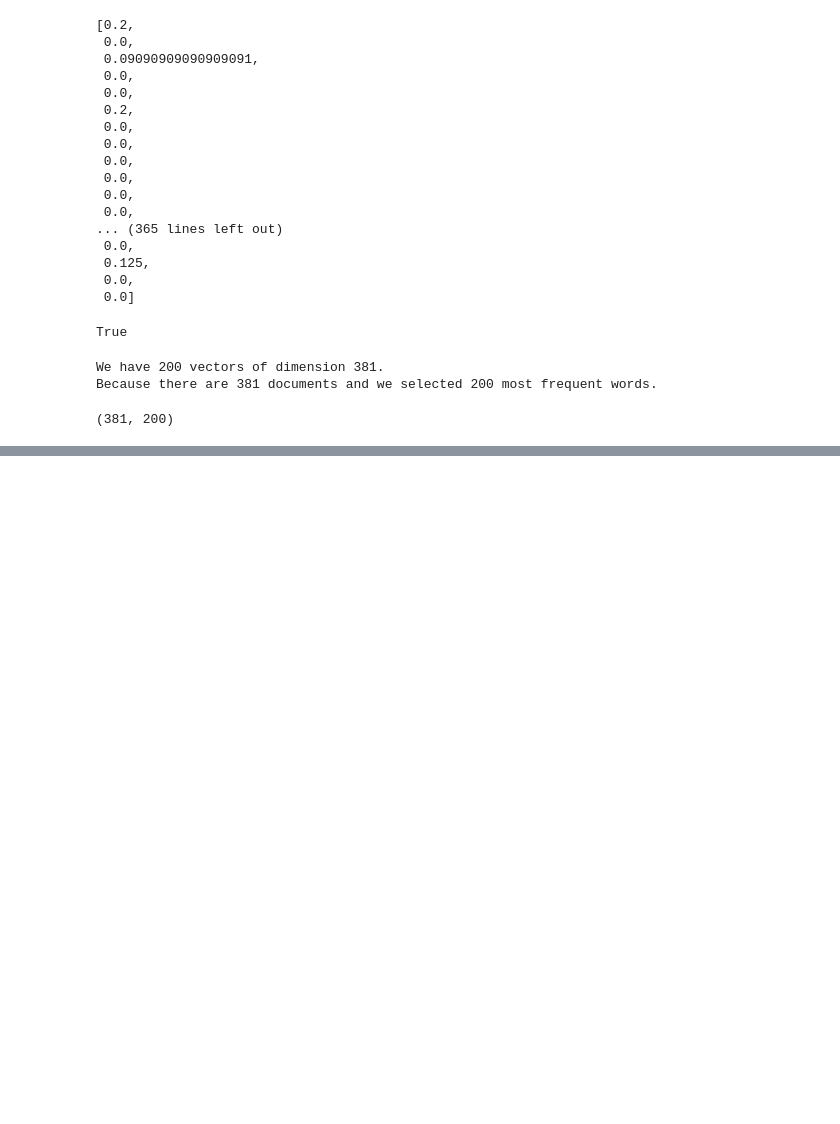
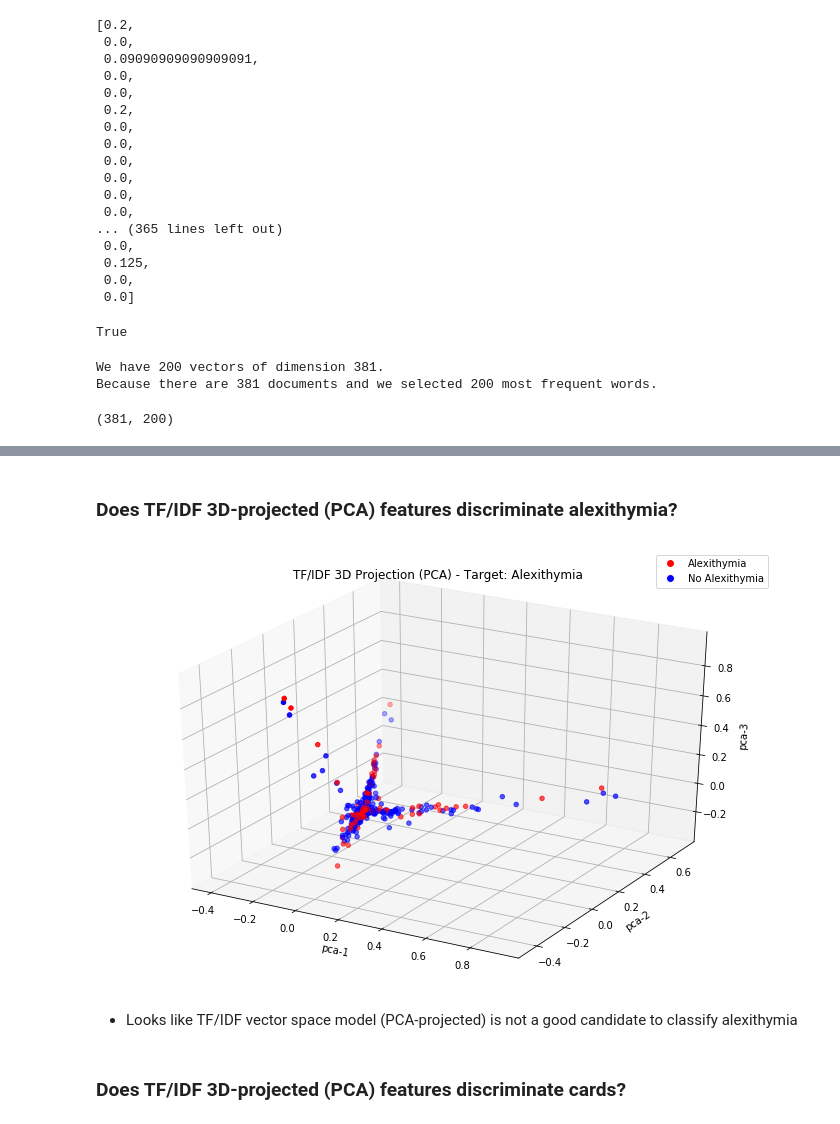
Before and after one commit to raul-arrabales/alexithymic-lang, a Jupyter notebook: nlp/3b_TF-IDF.ipynb, the cells around one changed output, grey strips where cells are left out. Cells and saved outputs as stored; diff of their text form; code cells hidden in the pictures; blank space fills up the shorter version.

Commit message:
TF/IDF models save

```diff
--- a/nlp/3b_TF-IDF.ipynb
+++ b/nlp/3b_TF-IDF.ipynb
@@ -230,0 +188,3 @@ TFIDF_df.to_csv(TFIDF_df_path, sep=';', encoding='utf-8', index=False)
+# %%
+# Create an empty df for TF-IDF vectors (same size as the number of docs)
+feats_df = pd.DataFrame(0, index=range(len(alex_df)), dtype='float', columns=feat_cols)
@@ -230,0 +204,5 @@ TFIDF_df.to_csv(TFIDF_df_path, sep=';', encoding='utf-8', index=False)
+# %%
+# Fill the features df from TF-IDF model matrix
+for i in range(len(alex_df)):  # For each document token list
+    for j in range(len(most_Freq_Words)):  # For each token in most frequent tokens
+        feats_df['TFIDF-'+str(j)].iloc[i] = TF_IDF_model[i][j]
@@ -230,0 +222,8 @@ TFIDF_df.to_csv(TFIDF_df_path, sep=';', encoding='utf-8', index=False)
+# %%
+# Add the label and other vbles to the df as a new column
+feats_df['Alex_A'] = alex_df['Alex_A'].get_values()
+feats_df['Code'] = alex_df['Code'].get_values()
+feats_df['F1'] = alex_df['F1'].get_values()
+feats_df['F2'] = alex_df['F2'].get_values()
+feats_df['F3'] = alex_df['F3'].get_values()
+feats_df['Card'] = alex_df['Card'].get_values()
@@ -230,0 +258,7 @@ TFIDF_df.to_csv(TFIDF_df_path, sep=';', encoding='utf-8', index=False)
+# %%
+pca = PCA(n_components=3)
+pca_result = pca.fit_transform(feats_df[feat_cols].values)
+
+feats_df['pca-1'] = pca_result[:,0]
+feats_df['pca-2'] = pca_result[:,1]
+feats_df['pca-3'] = pca_result[:,2]
@@ -230,0 +278,2 @@ TFIDF_df.to_csv(TFIDF_df_path, sep=';', encoding='utf-8', index=False)
+# %% [markdown]
+### Does TF/IDF 3D-projected (PCA) features discriminate alexithymia?
@@ -230,0 +286,23 @@ TFIDF_df.to_csv(TFIDF_df_path, sep=';', encoding='utf-8', index=False)
+# %%
+colors = {1:'red', 0:'blue'}
+ax = plt.figure(figsize=(12,8)).gca(projection='3d')
+scatter = ax.scatter(
+    xs=feats_df["pca-1"],
+    ys=feats_df["pca-2"],
+    zs=feats_df["pca-3"],
+    c=feats_df['Alex_A'].apply(lambda x: colors[x])
+)
+ax.set_xlabel('pca-1')
+ax.set_ylabel('pca-2')
+ax.set_zlabel('pca-3')
+legend_elements = [Line2D([0], [0], marker='o', color='w', label='Alex', markerfacecolor='r', markersize=8),
+                   Line2D([0], [0], marker='o', color='w', label='NoAlex', markerfacecolor='b', markersize=8)]
+ax.legend(legend_elements, ['Alexithymia','No Alexithymia'])
+plt.title("TF/IDF 3D Projection (PCA) - Target: Alexithymia")
+plt.show()
+# %% [output]
+[figure, added]
+# %% [markdown]
+- Looks like TF/IDF vector space model (PCA-projected) is not a good candidate to classify alexithymia
+# %% [markdown]
+### Does TF/IDF 3D-projected (PCA) features discriminate cards?
```
Also changed, not shown: parts of 49 cells of this notebook.
